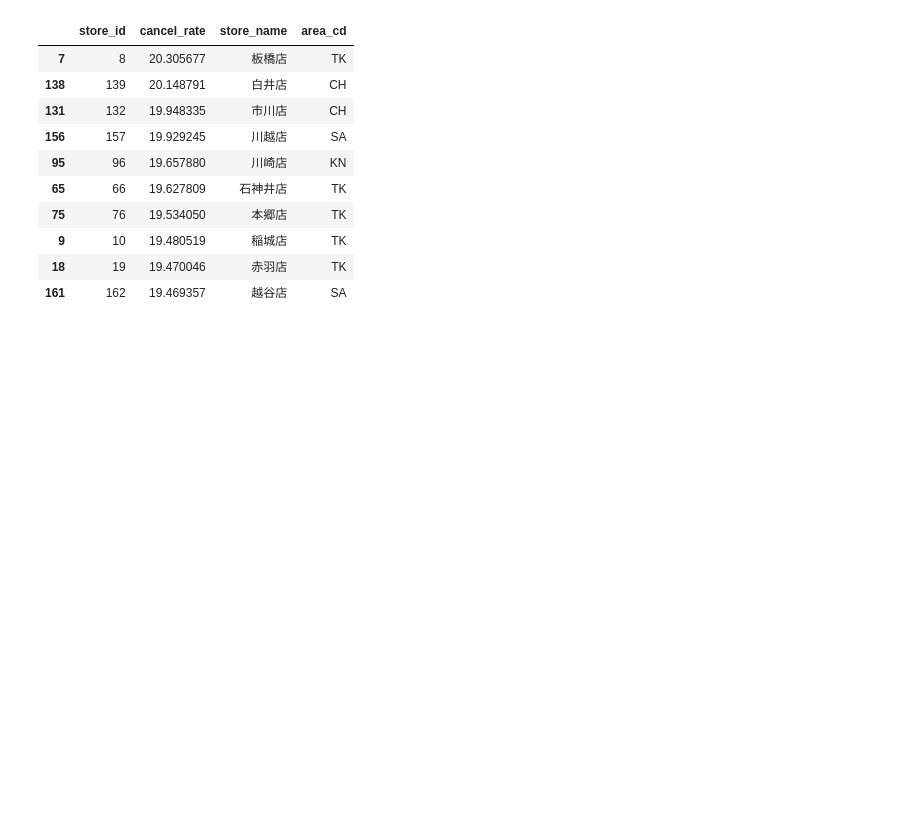
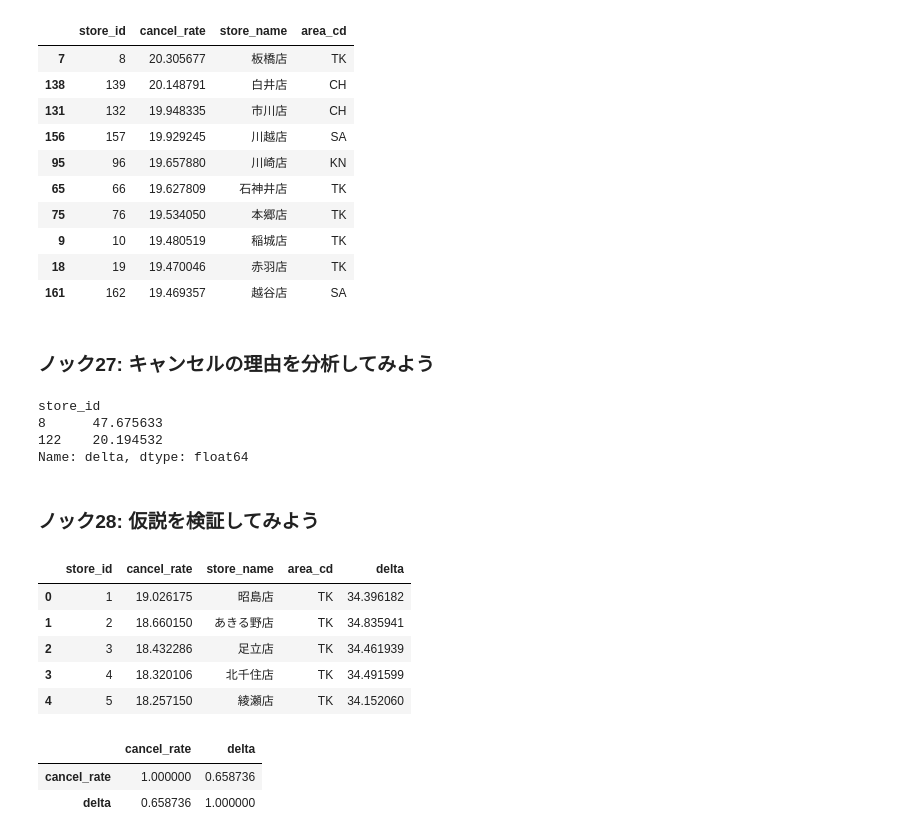
Before and after one commit to matsunori39/Python_Practical_ML_System_100_Knocks, a Jupyter notebook: Python_Practical_ML_System_100_Knocks.ipynb, the cells around one changed output. Drawn from its saved outputs; the diff is of its cells as text; code cells hidden in the pictures; blank space fills up the shorter version.

```diff
--- a/Python_Practical_ML_System_100_Knocks.ipynb
+++ b/Python_Practical_ML_System_100_Knocks.ipynb
@@ -1125,3 +1125,44 @@ display(cancel_df.sort_values('cancel_rate', ascending=False).head(10))
 | 9 | 10 | 19.480519 | 稲城店 | TK |
 | 18 | 19 | 19.470046 | 赤羽店 | TK |
 | 161 | 162 | 19.469357 | 越谷店 | SA |
+# %% [markdown]
+### ノック27: キャンセルの理由を分析してみよう
+# %%
+def calc_delta(t):
+  t1, t2 = t
+  delta = t2 - t1
+  return delta.total_seconds()/60
+
+order_all.loc[:, 'order_accept_datetime'] = pd.to_datetime(order_all.order_accept_date)
+order_all.loc[:, 'delivered_datetime'] = pd.to_datetime(order_all.delivered_date)
+order_all.loc[:, 'delta'] = order_all[['order_accept_datetime', 'delivered_datetime']].apply(calc_delta, axis=1)
+
+delivery_df = order_all.loc[(order_all.status==2) & (order_all.store_id.isin([8, 122]))]
+delivery_df.groupby(['store_id'])['delta'].mean()
+# %% [output]
+store_id
+8      47.675633
+122    20.194532
+Name: delta, dtype: float64
+# %% [markdown]
+### ノック28: 仮説を検証してみよう
+# %%
+temp_cancel = cancel_df.copy()
+temp_delivery = order_all.loc[order_all.status==2].groupby(['store_id'])['delta'].mean()
+check_df = pd.merge(temp_cancel, temp_delivery, on='store_id', how='left')
+check_df.head()
+# %% [output]
+|  | store_id | cancel_rate | store_name | area_cd | delta |
+| 0 | 1 | 19.026175 | 昭島店 | TK | 34.396182 |
+| 1 | 2 | 18.660150 | あきる野店 | TK | 34.835941 |
+| 2 | 3 | 18.432286 | 足立店 | TK | 34.461939 |
+| 3 | 4 | 18.320106 | 北千住店 | TK | 34.491599 |
+| 4 | 5 | 18.257150 | 綾瀬店 | TK | 34.152060 |
+# %%
+# 全体
+temp_chk = check_df[['cancel_rate', 'delta']]
+display(temp_chk.corr())
+# %% [output]
+|  | cancel_rate | delta |
+| cancel_rate | 1.000000 | 0.658736 |
+| delta | 0.658736 | 1.000000 |
```
Also changed, not shown: parts of 14 cells of this notebook.
